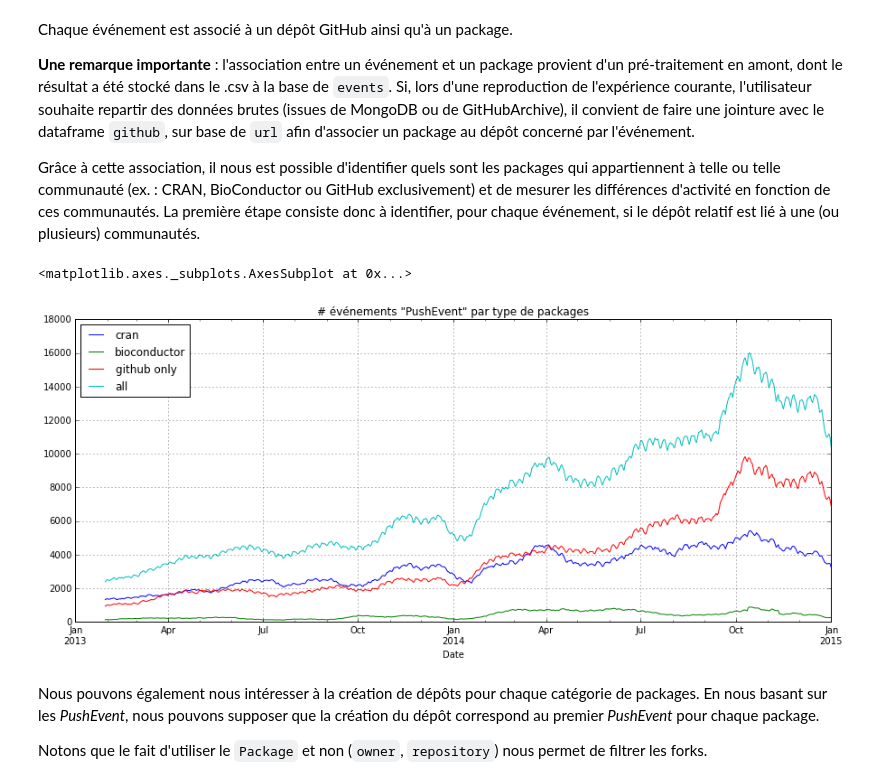
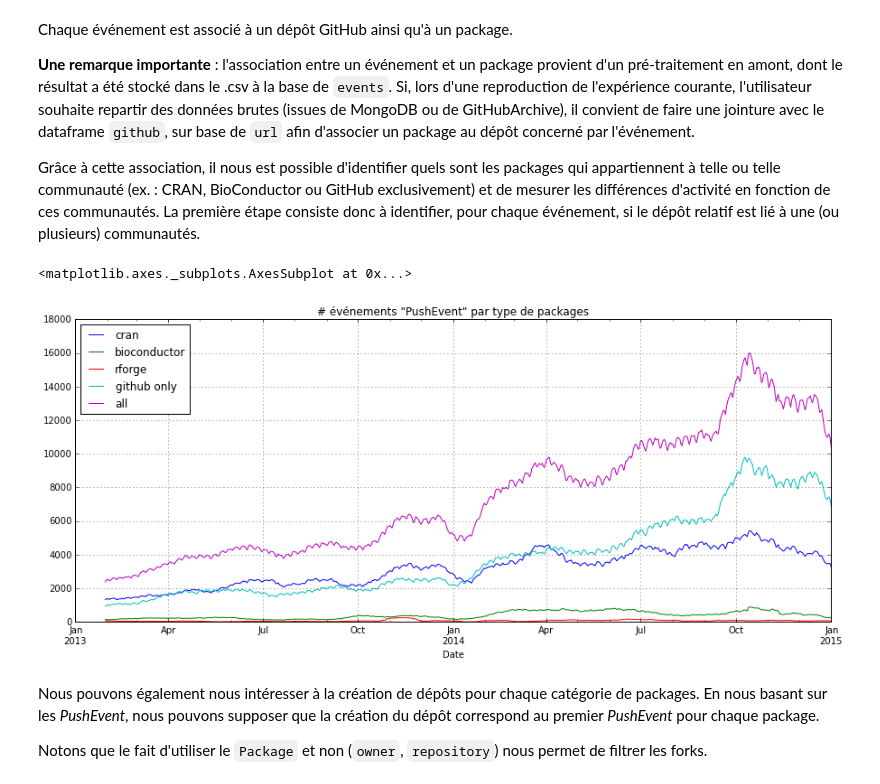
Before and after one commit to maelick/GitHub-API-Helpers, a Jupyter notebook: notebooks/R Package Activity on GitHub.ipynb, the cells around one changed output. Cells and saved outputs as stored; diff of their text form; code cells hidden in the pictures.

```diff
--- a/notebooks/R Package Activity on GitHub.ipynb
+++ b/notebooks/R Package Activity on GitHub.ipynb
@@ -64,5 +39,6 @@ events.head()
 # %%
 bioconductor = bioconductor.rename(columns={'Unnamed: 0': 'Package'}).set_index('Package')
+rforge = rforge.rename(columns={'Unnamed: 0': 'x'}).set_index('Package')
 # %% [markdown]
 `cran` doit être pivoté et nécessite également un renommage et un index sur le nom des packages. Le dataframe `cran` contient également des informations pour plusieurs versions d'un même package. Par convention, nous ne garderons que la dernière information (i.e. la dernière version).
 # %%
@@ -97,22 +73,24 @@ Grâce à cette association, il nous est possible d'identifier quels sont les pa
 # Tags data in each related data frame
 cran['cran'] = 1
 bioconductor['bioconductor'] = 1
+rforge['rforge'] = 1
 events['all'] = 1
 # %%
 _ = events.merge(cran[['cran']], how='left', left_on='Package', right_index=True)
 _ = _.merge(bioconductor[['bioconductor']], how='left', left_on='Package', right_index=True)
+_ = _.merge(rforge[['rforge']], how='left', left_on='Package', right_index=True)
 events = _.fillna(value=0)
 # %%
 # Tag events that are related only to github
-events['github only'] = events.apply(lambda x: 1 - max(x['cran'], x['bioconductor']), axis=1)
+events['github only'] = events.apply(lambda x: 1 - max(x['cran'], x['bioconductor'], x['rforge']), axis=1)
 # %%
 %matplotlib inline
-columns = ['cran', 'bioconductor', 'github only', 'all']
+columns = ['cran', 'bioconductor', 'rforge', 'github only', 'all']
 _ = pandas.stats.moments.rolling_sum(events[columns], 30, freq='1D', how='sum')
 _.plot(figsize=(15, 6), title=u'# événements "PushEvent" par type de packages')
 # %% [output]
 <matplotlib.axes._subplots.AxesSubplot at 0x...>
-[figure, old version]
+[figure, new version]
 # %% [markdown]
 Nous pouvons également nous intéresser à la création de dépôts pour chaque catégorie de packages. En nous basant sur les *PushEvent*, nous pouvons supposer que la création du dépôt correspond au premier *PushEvent* pour chaque package.
 
```
Also changed, not shown: parts of 7 cells of this notebook, 3 other files.
